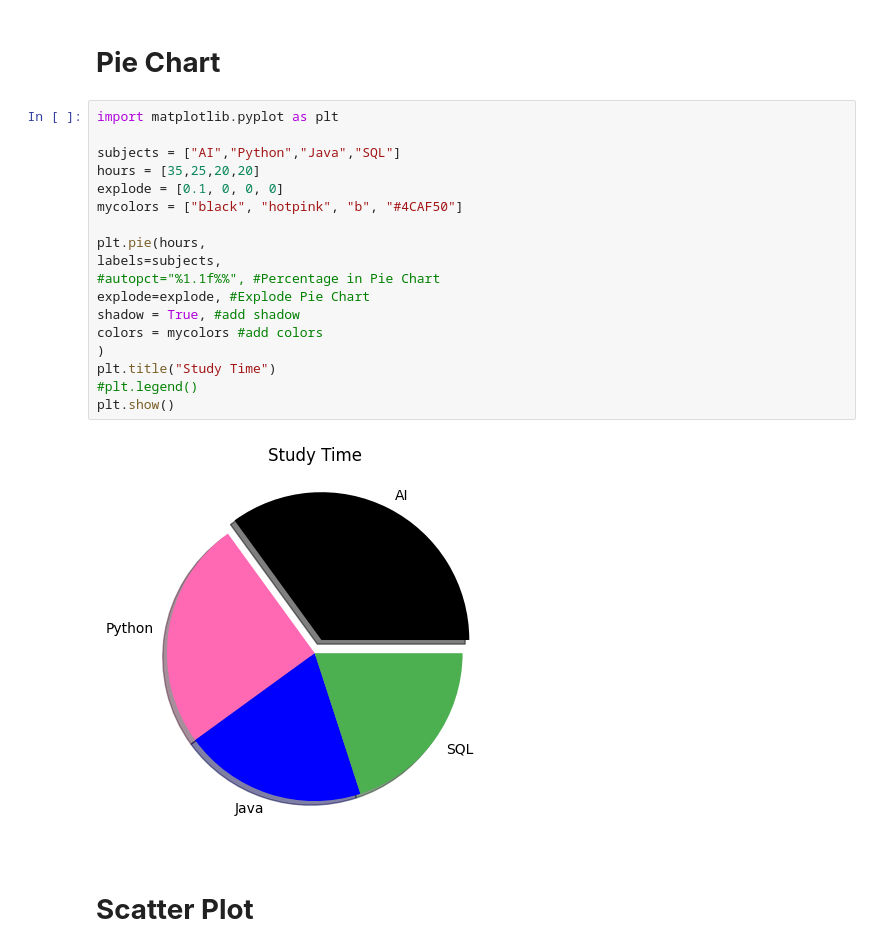
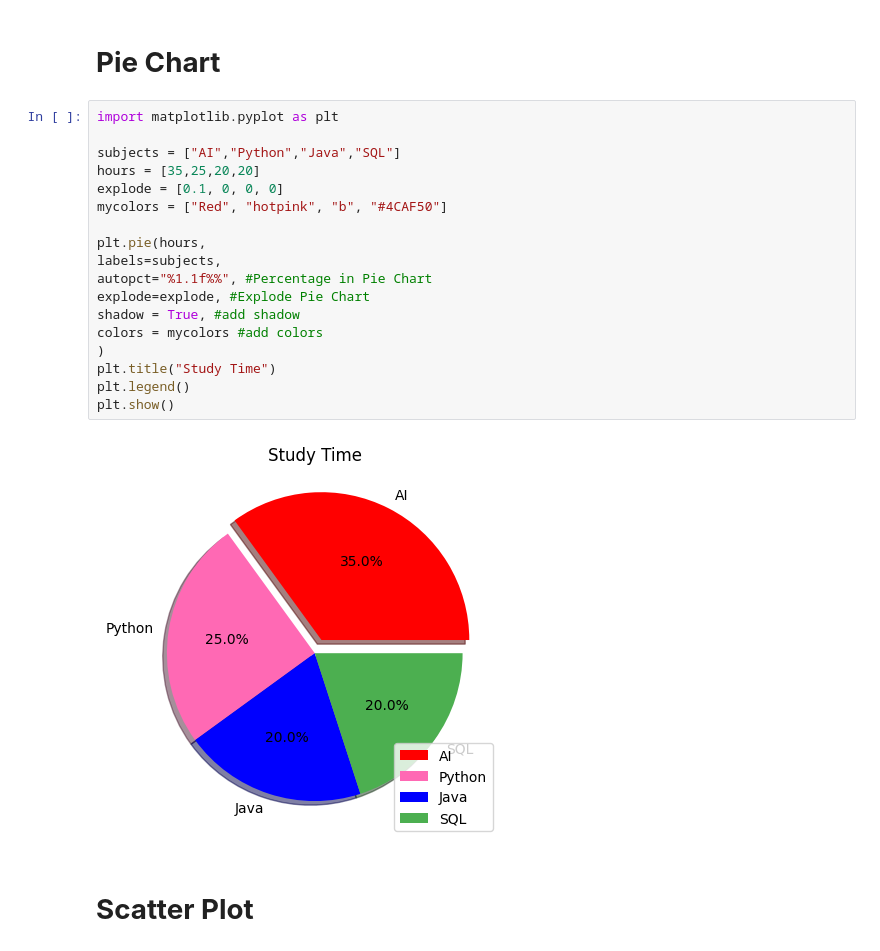
Before and after one commit to itsvikky12/Data-visualization-Python, a Jupyter notebook: Matplotlib/Day3_Matplotlib.ipynb, the cells around one changed output. Cells and saved outputs as stored; diff of their text form.

```diff
--- a/Matplotlib/Day3_Matplotlib.ipynb
+++ b/Matplotlib/Day3_Matplotlib.ipynb
@@ -143,23 +142,23 @@ plt.show()
 # %%
 import matplotlib.pyplot as plt
 
 subjects = ["AI","Python","Java","SQL"]
 hours = [35,25,20,20]
 explode = [0.1, 0, 0, 0]
-mycolors = ["black", "hotpink", "b", "#4CAF50"]
+mycolors = ["Red", "hotpink", "b", "#4CAF50"]
 
 plt.pie(hours,
 labels=subjects,
-#autopct="%1.1f%%", #Percentage in Pie Chart
+autopct="%1.1f%%", #Percentage in Pie Chart
 explode=explode, #Explode Pie Chart
 shadow = True, #add shadow
 colors = mycolors #add colors
 )
 plt.title("Study Time")
-#plt.legend()
+plt.legend()
 plt.show()
 # %% [output]
-[figure, old version]
+[figure, new version]
 # %% [markdown]
 # **Scatter Plot**
 # %%
```
Also changed, not shown: parts of 33 cells of this notebook, 6 other files.
